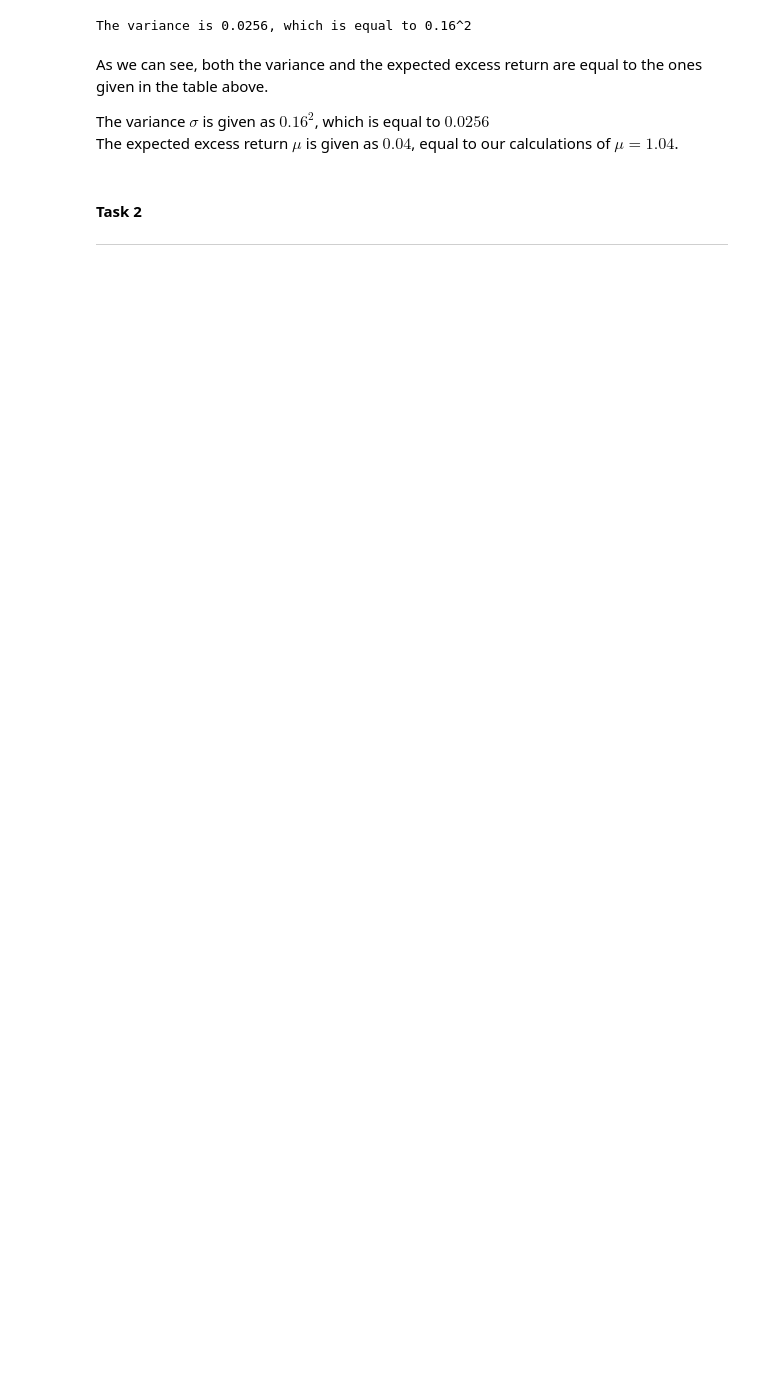
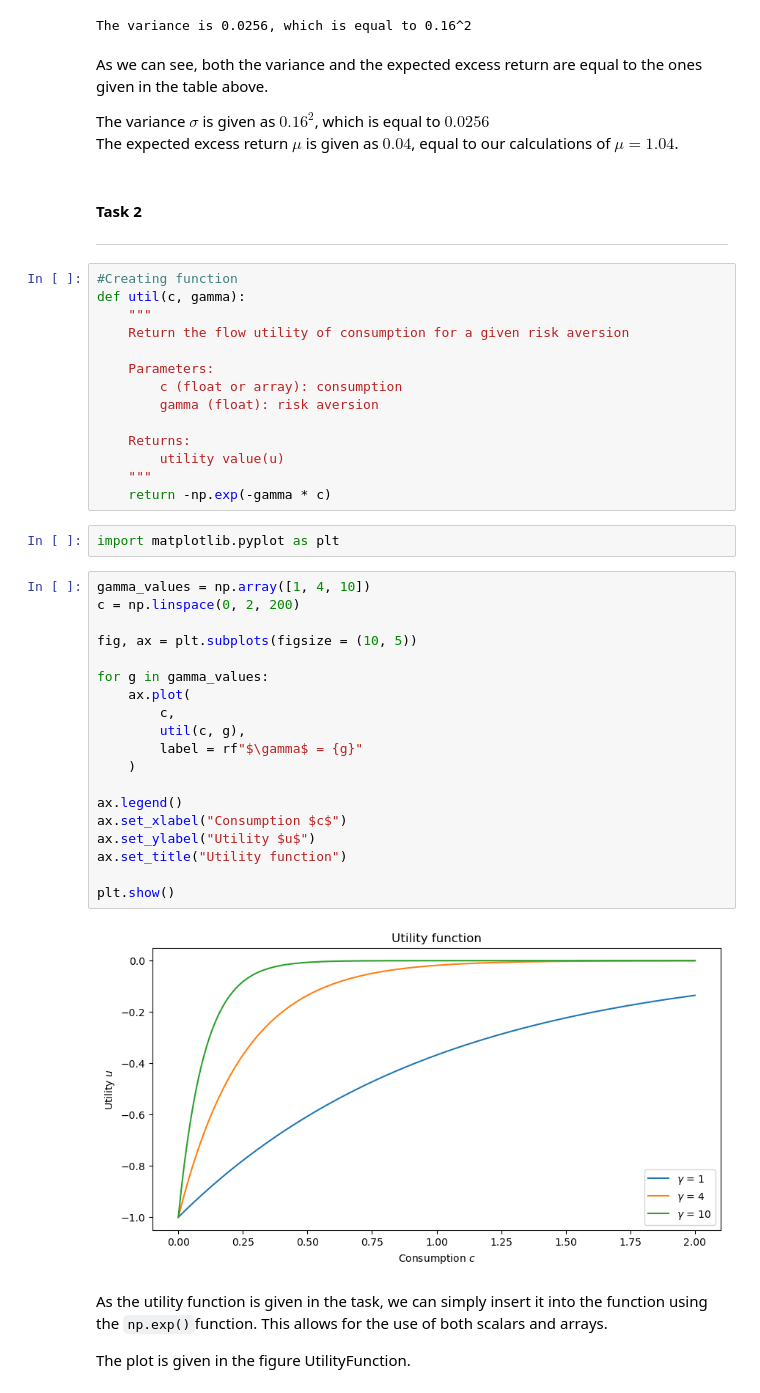
Before and after one commit to PeterTveita/FIE463, a Jupyter notebook: Assignment/Solution.ipynb, the cells around one changed output. Saved outputs shown, nothing was run; the diff lists cells and outputs as text; blank space fills up the shorter version.

Commit message:
Did task 4

```diff
--- a/Assignment/Solution.ipynb
+++ b/Assignment/Solution.ipynb
@@ -51,3 +51,44 @@ The expected excess return $\mu$ is given as $0.04$, equal to our calculations o
 ##
 **Task 2**
 ***
+# %%
+#Creating function
+def util(c, gamma):
+    """
+    Return the flow utility of consumption for a given risk aversion
+
+    Parameters:
+        c (float or array): consumption
+        gamma (float): risk aversion
+
+    Returns:
+        utility value(u)
+    """
+    return -np.exp(-gamma * c)
+# %%
+import matplotlib.pyplot as plt
+# %%
+gamma_values = np.array([1, 4, 10])
+c = np.linspace(0, 2, 200)
+
+fig, ax = plt.subplots(figsize = (10, 5))
+
+for g in gamma_values:
+    ax.plot(
+        c,
+        util(c, g),
+        label = rf"$\gamma$ = {g}"
+    )
+
+ax.legend()
+ax.set_xlabel("Consumption $c$")
+ax.set_ylabel("Utility $u$")
+ax.set_title("Utility function")
+
+plt.show()
+# %% [output]
+[figure, added]
+# %% [markdown]
+As the utility function is given in the task, we can simply insert it into the function using the `np.exp()`function. This allows for the use of both scalars and arrays.
+
+The plot is given in the figure UtilityFunction.
```
Also changed, not shown: parts of 11 cells of this notebook.
